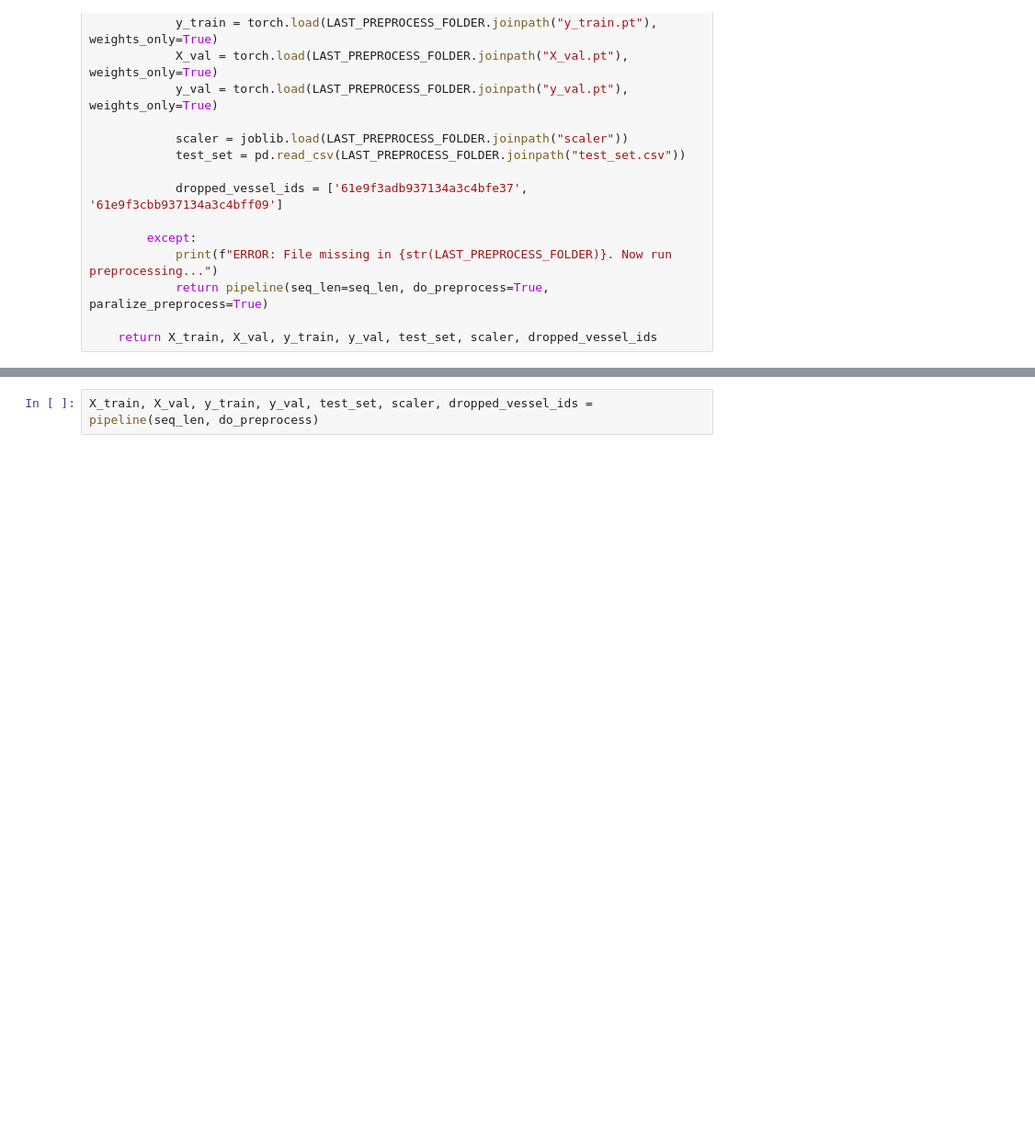
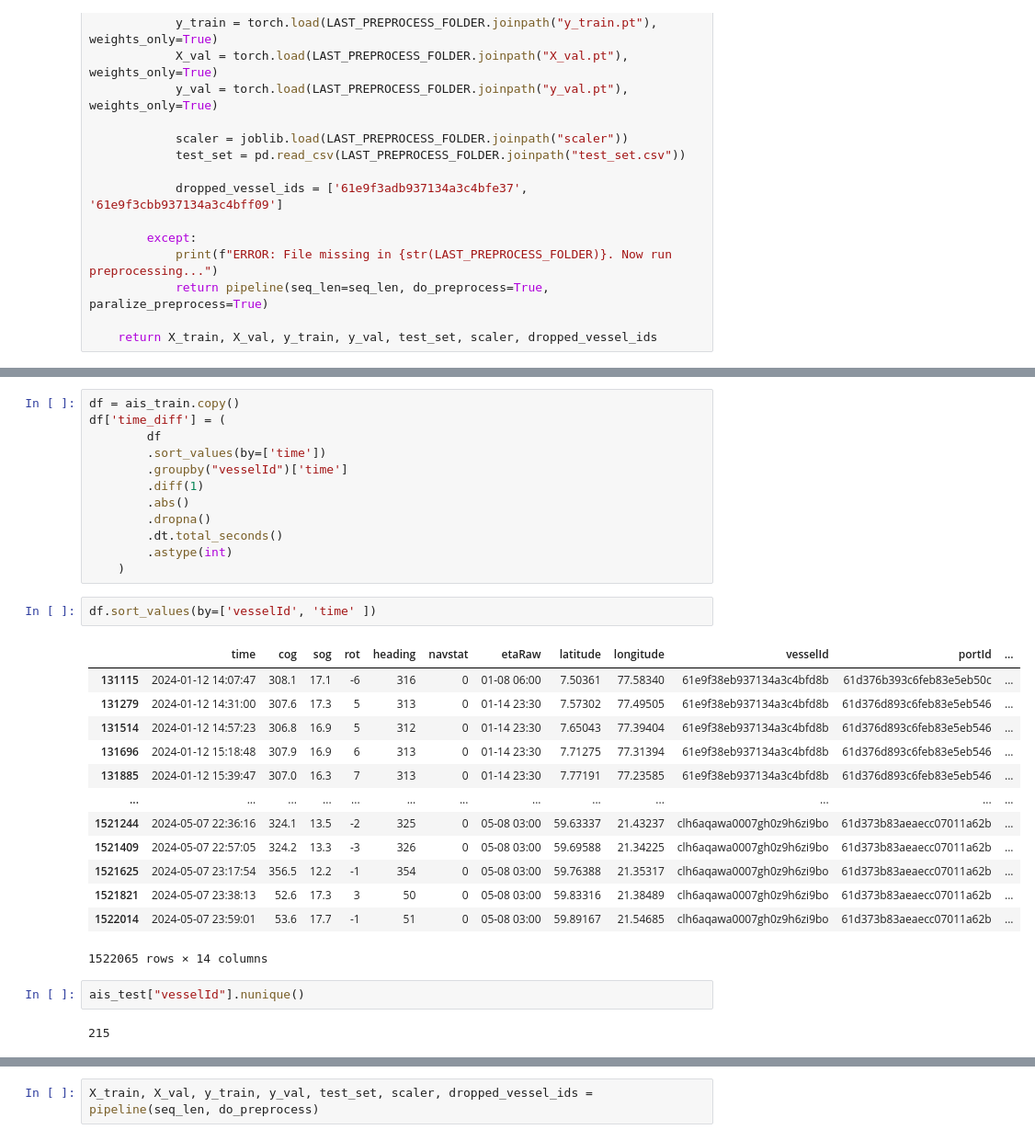
Before and after one commit to art-test-stack/vessel_position_forecast, a Jupyter notebook: test_pipeline.ipynb, the cells around one changed output, grey strips where cells are left out. Shown: that part at 92% size. Cells and saved outputs as stored; diff of their text form; blank space fills up the shorter version.

```diff
--- a/test_pipeline.ipynb
+++ b/test_pipeline.ipynb
@@ -102,0 +272,32 @@ def pipeline(seq_len = 48, do_preprocess = True):
+# %%
+df = ais_train.copy()
+df['time_diff'] = (
+        df
+        .sort_values(by=['time'])
+        .groupby("vesselId")['time']
+        .diff(1)
+        .abs()
+        .dropna()
+        .dt.total_seconds()
+        .astype(int)
+    )
+# %%
+df.sort_values(by=['vesselId', 'time' ])
+# %% [output]
+|  | time | cog | sog | rot | heading | navstat | etaRaw | latitude | longitude | vesselId | portId | ... |
+| 131115 | 2024-01-12 14:07:47 | 308.1 | 17.1 | -6 | 316 | 0 | 01-08 06:00 | 7.50361 | 77.58340 | 61e9f38eb937134a3c4bfd8b | 61d376b393c6feb83e5eb50c | ... |
+| 131279 | 2024-01-12 14:31:00 | 307.6 | 17.3 | 5 | 313 | 0 | 01-14 23:30 | 7.57302 | 77.49505 | 61e9f38eb937134a3c4bfd8b | 61d376d893c6feb83e5eb546 | ... |
+| 131514 | 2024-01-12 14:57:23 | 306.8 | 16.9 | 5 | 312 | 0 | 01-14 23:30 | 7.65043 | 77.39404 | 61e9f38eb937134a3c4bfd8b | 61d376d893c6feb83e5eb546 | ... |
+| 131696 | 2024-01-12 15:18:48 | 307.9 | 16.9 | 6 | 313 | 0 | 01-14 23:30 | 7.71275 | 77.31394 | 61e9f38eb937134a3c4bfd8b | 61d376d893c6feb83e5eb546 | ... |
+| 131885 | 2024-01-12 15:39:47 | 307.0 | 16.3 | 7 | 313 | 0 | 01-14 23:30 | 7.77191 | 77.23585 | 61e9f38eb937134a3c4bfd8b | 61d376d893c6feb83e5eb546 | ... |
+| ... | ... | ... | ... | ... | ... | ... | ... | ... | ... | ... | ... | ... |
+| 1521244 | 2024-05-07 22:36:16 | 324.1 | 13.5 | -2 | 325 | 0 | 05-08 03:00 | 59.63337 | 21.43237 | clh6aqawa0007gh0z9h6zi9bo | 61d373b83aeaecc07011a62b | ... |
+| 1521409 | 2024-05-07 22:57:05 | 324.2 | 13.3 | -3 | 326 | 0 | 05-08 03:00 | 59.69588 | 21.34225 | clh6aqawa0007gh0z9h6zi9bo | 61d373b83aeaecc07011a62b | ... |
+| 1521625 | 2024-05-07 23:17:54 | 356.5 | 12.2 | -1 | 354 | 0 | 05-08 03:00 | 59.76388 | 21.35317 | clh6aqawa0007gh0z9h6zi9bo | 61d373b83aeaecc07011a62b | ... |
+| 1521821 | 2024-05-07 23:38:13 | 52.6 | 17.3 | 3 | 50 | 0 | 05-08 03:00 | 59.83316 | 21.38489 | clh6aqawa0007gh0z9h6zi9bo | 61d373b83aeaecc07011a62b | ... |
+| 1522014 | 2024-05-07 23:59:01 | 53.6 | 17.7 | -1 | 51 | 0 | 05-08 03:00 | 59.89167 | 21.54685 | clh6aqawa0007gh0z9h6zi9bo | 61d373b83aeaecc07011a62b | ... |
+1522065 rows × 14 columns
+# %%
+ais_test["vesselId"].nunique()
+# %% [output]
+215
```
Also changed, not shown: parts of 42 cells of this notebook, 3 other files.
